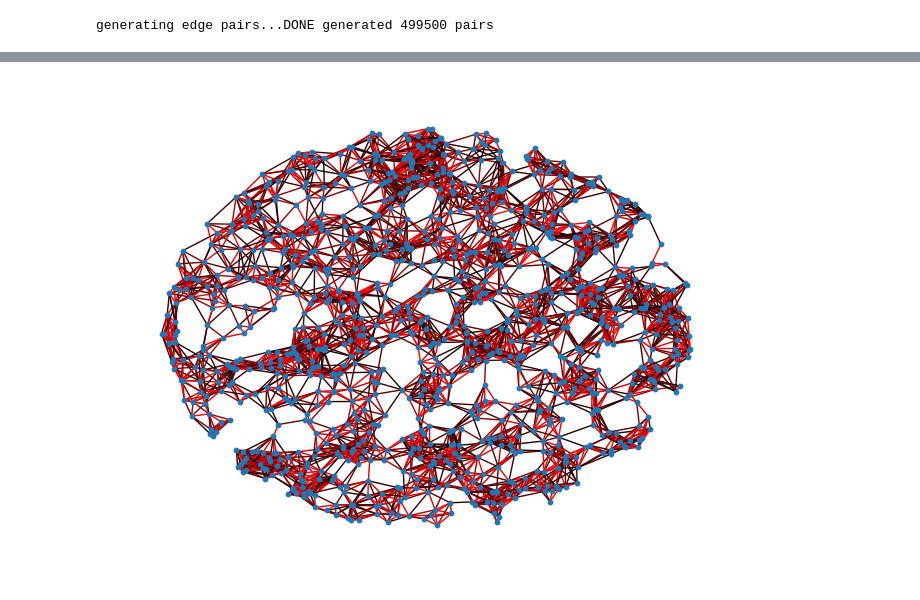
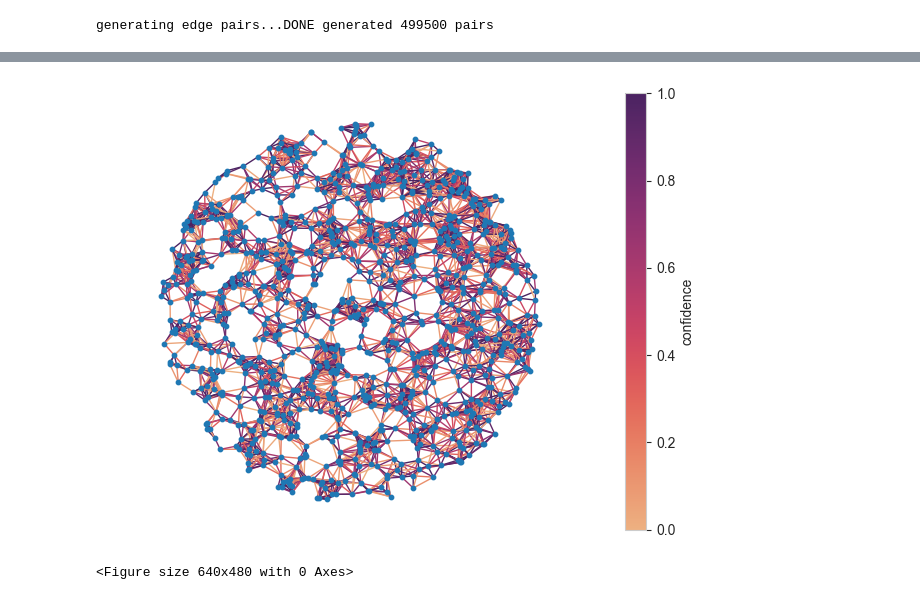
Before and after one commit to HydrofinLoewenherz/embedding-eval-framework, a Jupyter notebook: scale/embedding-decode.ipynb, the cells around one changed output, grey strips where cells are left out. Cells and saved outputs as stored; diff of their text form; code cells hidden in the pictures.

```diff
--- a/scale/embedding-decode.ipynb
+++ b/scale/embedding-decode.ipynb
@@ -152,19 +174,40 @@ array([[3.2620175e-31],
 pred_graph = nx.create_empty_copy(nx_graph, with_data=True)
 edges = [ pair for pair, prediction in zip(ds_edge_pairs, predictions) if (prediction[0] >= 0.1) ] # and (pair[0] != pair[1])
 pred_graph.add_edges_from(edges)
-# %%
-colors = np.array([ (prediction[0], 0, 0) for prediction in predictions if (prediction[0] >= 0.1)]) # if (prediction[0] >= prediction[1]) ])
-options = {
-    #"node_color": "#A0CBE2",
-    "edge_color": colors,
-    "node_size": 10,
-    "edge_cmap": plt.cm.Blues,
-    "with_labels": False,
-}
-nx.draw(pred_graph, pos, **options)
-
-wandb.log({
-    "predicted_graph": wandb.Image(plt)
-})
-# %% [output]
-[figure, removed]
+# %%
+c1='#1f77b4' #blue
+c2='green' #green
+
+colors = np.array([ prediction[0] for prediction in predictions if (prediction[0] >= 0.1)])
+colormap = sns.color_palette("flare", as_cmap=True)
+options = {
+    #"node_color": "#A0CBE2",
+    "edge_color": colors,
+    "node_size": 10,
+    "edge_cmap": colormap,
+    "with_labels": False,
+}
+
+fig = plt.figure()
+ax = fig.add_subplot()
+fig.colorbar(mpl.cm.ScalarMappable(cmap=colormap), ax=ax, label="confidence")
+
+nx.draw_networkx(pred_graph, pos, ax=ax, **options, label="reconstructed graph")
+
+# Setting it to how it was looking before.
+plt.axis('off')
+plt.axis('equal')
+fig.set_facecolor('w')
+
+#plt.legend()
+
+fig.tight_layout()
+plt.show()
+# %% [output]
+[figure, added]
+# %%
+wandb.log({
+    "predicted_graph": wandb.Image(plt)
+})
+# %% [output]
+<Figure size 640x480 with 0 Axes>
```
Also changed, not shown: parts of 8 cells of this notebook.
